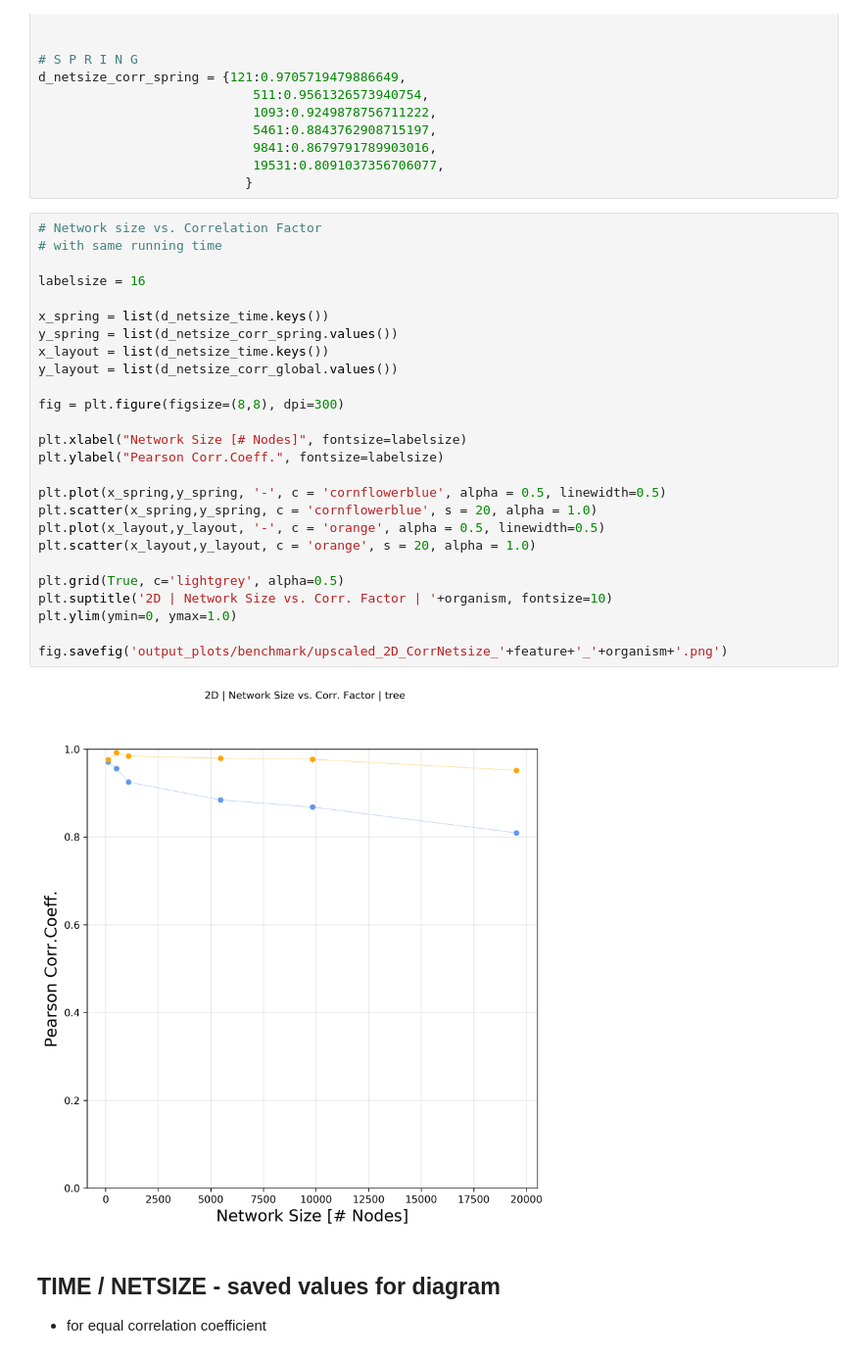
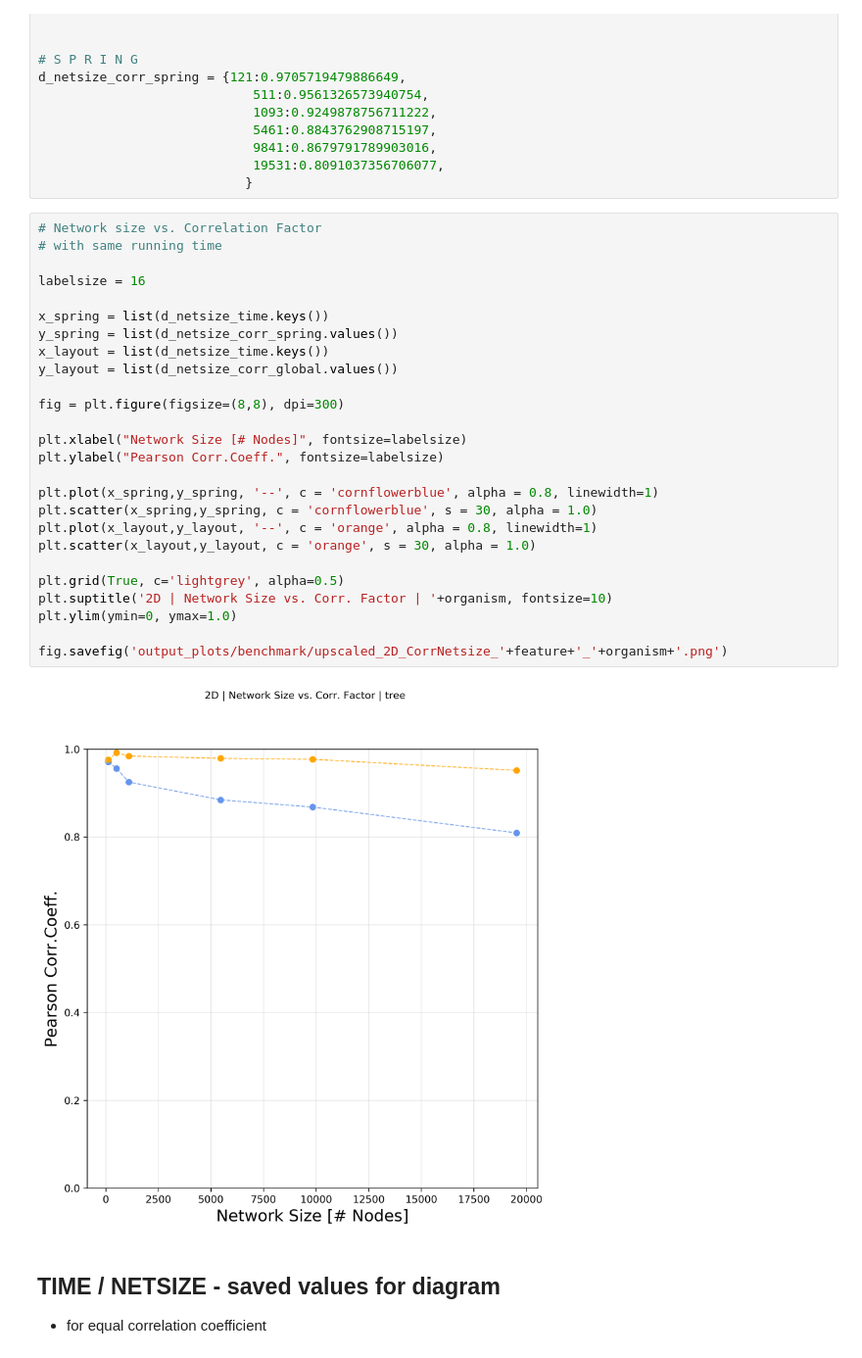
Before and after one commit to menchelab/CartoGRAPHs, a Jupyter notebook: multidimvis_benchmarks_UPSCALED-2D.ipynb, the cells around one changed output. Shown at 98% size. Cells and saved outputs as stored; diff of their text form.

```diff
--- a/multidimvis_benchmarks_UPSCALED-2D.ipynb
+++ b/multidimvis_benchmarks_UPSCALED-2D.ipynb
@@ -377,31 +446,31 @@ d_netsize_corr_spring = {121:0.9705719479886649,
 # %%
 # Network size vs. Correlation Factor
 # with same running time
 
 labelsize = 16
 
 x_spring = list(d_netsize_time.keys())
 y_spring = list(d_netsize_corr_spring.values())
 x_layout = list(d_netsize_time.keys())
 y_layout = list(d_netsize_corr_global.values())
 
 fig = plt.figure(figsize=(8,8), dpi=300)
 
 plt.xlabel("Network Size [# Nodes]", fontsize=labelsize)
 plt.ylabel("Pearson Corr.Coeff.", fontsize=labelsize)
 
-plt.plot(x_spring,y_spring, '-', c = 'cornflowerblue', alpha = 0.5, linewidth=0.5)
-plt.scatter(x_spring,y_spring, c = 'cornflowerblue', s = 20, alpha = 1.0)
-plt.plot(x_layout,y_layout, '-', c = 'orange', alpha = 0.5, linewidth=0.5)
-plt.scatter(x_layout,y_layout, c = 'orange', s = 20, alpha = 1.0)
+plt.plot(x_spring,y_spring, '--', c = 'cornflowerblue', alpha = 0.8, linewidth=1)
+plt.scatter(x_spring,y_spring, c = 'cornflowerblue', s = 30, alpha = 1.0)
+plt.plot(x_layout,y_layout, '--', c = 'orange', alpha = 0.8, linewidth=1)
+plt.scatter(x_layout,y_layout, c = 'orange', s = 30, alpha = 1.0)
 
 plt.grid(True, c='lightgrey', alpha=0.5)
 plt.suptitle('2D | Network Size vs. Corr. Factor | '+organism, fontsize=10)
 plt.ylim(ymin=0, ymax=1.0)
 
 fig.savefig('output_plots/benchmark/upscaled_2D_CorrNetsize_'+feature+'_'+organism+'.png')
 # %% [output]
-[figure, old version]
+[figure, new version]
 # %% [markdown]
 ## TIME / NETSIZE - saved values for diagram
 + for equal correlation coefficient
```
Also changed, not shown: parts of 6 cells of this notebook, 3 other files.
